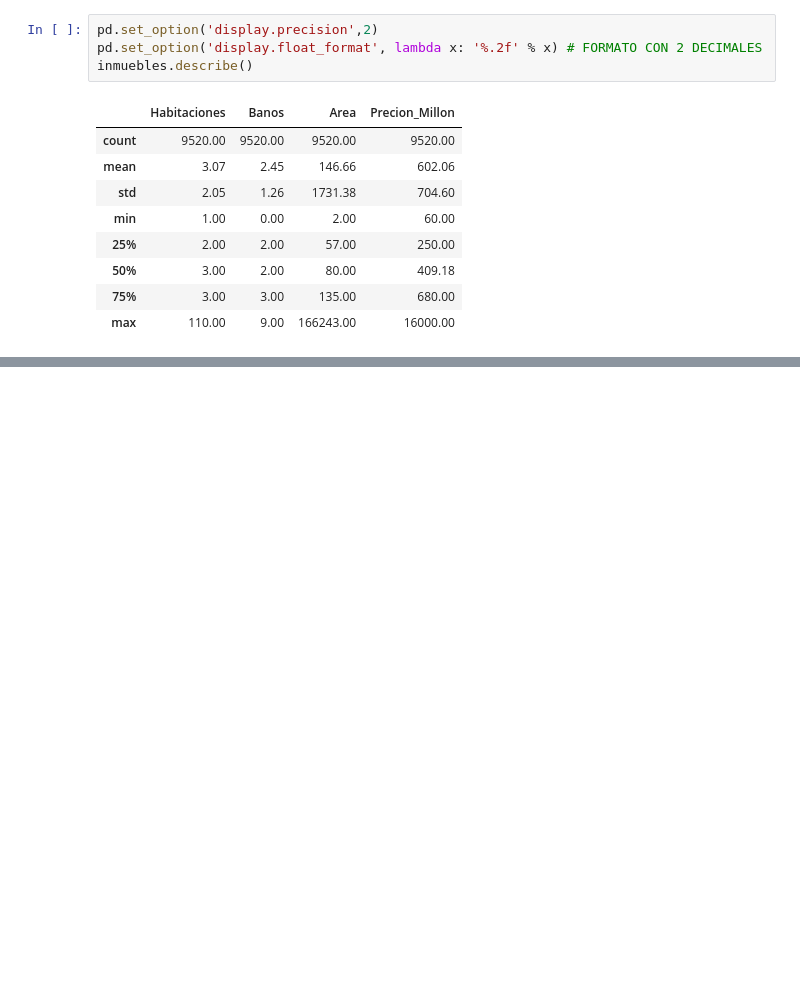
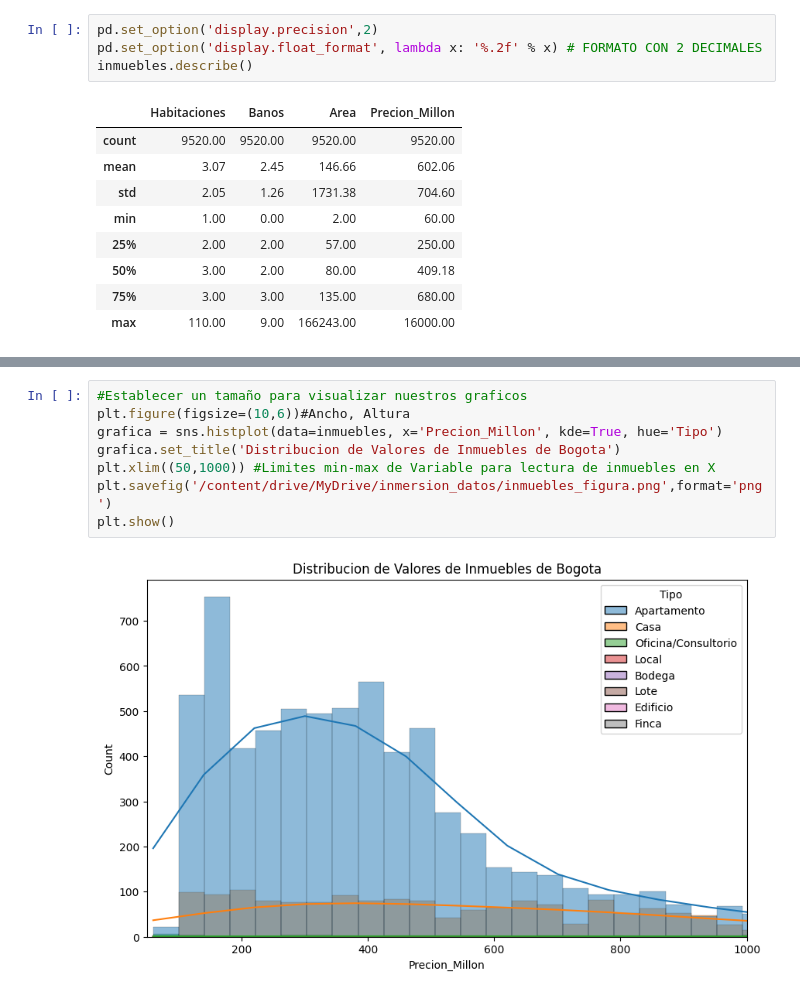
Before and after one commit to afajardol/Inmersion_Datos_Python, a Jupyter notebook: INMERSION_DATOS_AULA_1.ipynb, the cells around one changed output, grey strips where cells are left out. Saved outputs shown, nothing was run; the diff lists cells and outputs as text; blank space fills up the shorter version.

```diff
--- a/INMERSION_DATOS_AULA_1.ipynb
+++ b/INMERSION_DATOS_AULA_1.ipynb
@@ -519,0 +555,10 @@ inmuebles.describe()
+# %%
+#Establecer un tamaño para visualizar nuestros graficos
+plt.figure(figsize=(10,6))#Ancho, Altura
+grafica = sns.histplot(data=inmuebles, x='Precion_Millon', kde=True, hue='Tipo')
+grafica.set_title('Distribucion de Valores de Inmuebles de Bogota')
+plt.xlim((50,1000)) #Limites min-max de Variable para lectura de inmuebles en X
+plt.savefig('/content/drive/MyDrive/inmersion_datos/inmuebles_figura.png',format='png')
+plt.show()
+# %% [output]
+[figure, added]
```
Also changed, not shown: parts of 21 cells of this notebook.
